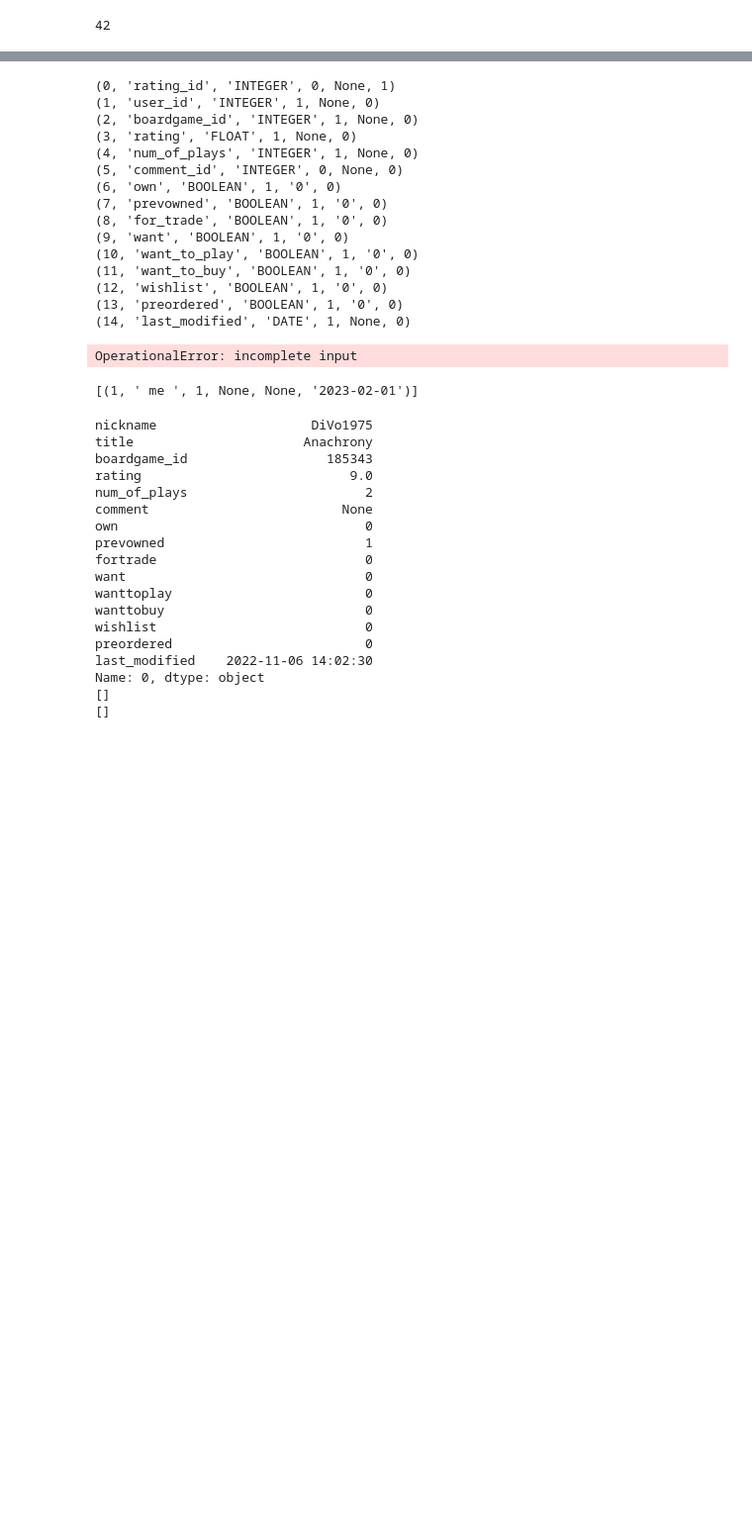
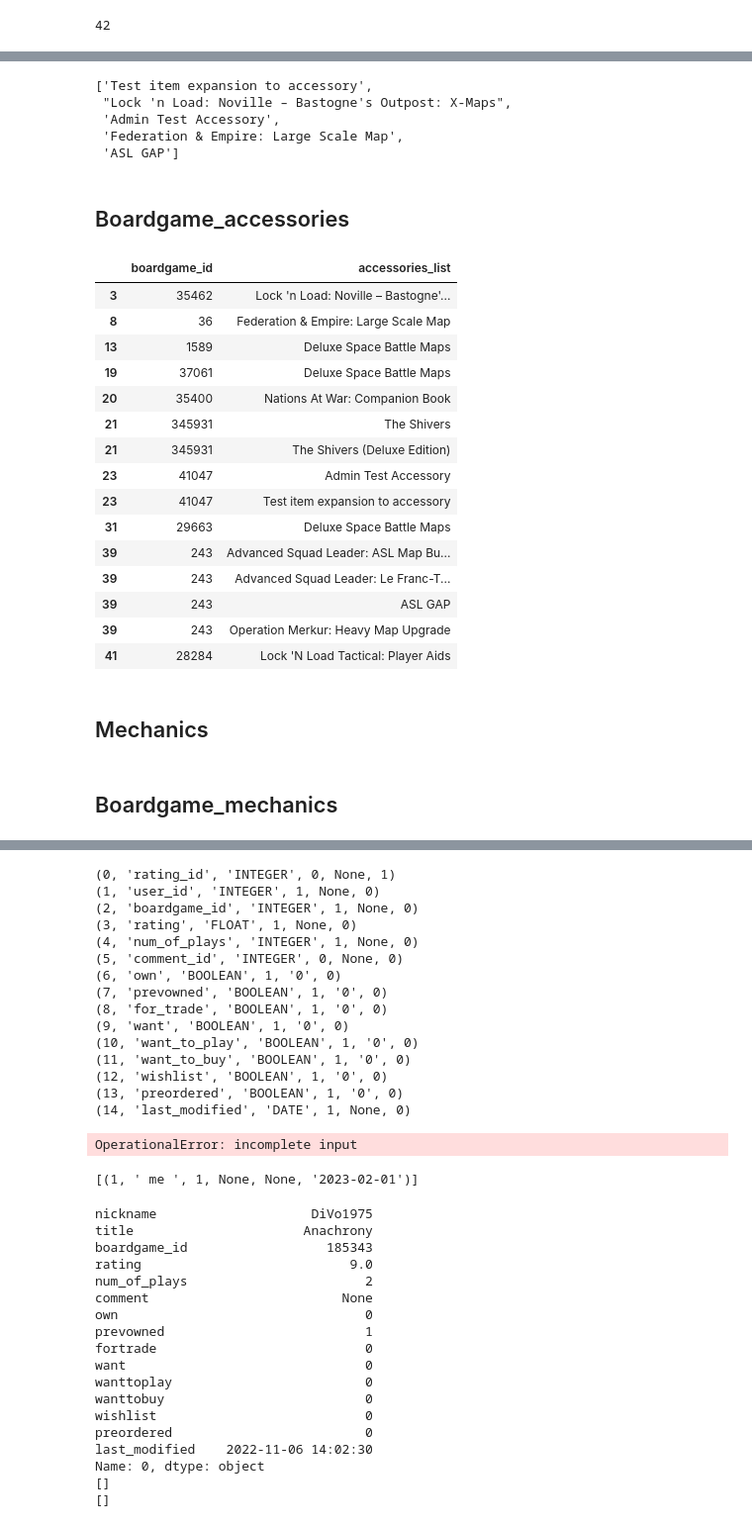
Before and after one commit to Fedorov-Nikita/Board-Game-Scraper, a Jupyter notebook: bgg_prepare_for_database.ipynb, the cells around one changed output, grey strips where cells are left out. Shown at 99% size. Drawn from its saved outputs; the diff is of its cells as text; code cells hidden in the pictures; blank space fills up the shorter version.

Commit message:
[+] fill data from additional boardgames

```diff
--- a/bgg_prepare_for_database.ipynb
+++ b/bgg_prepare_for_database.ipynb
@@ -1830,0 +1841,8 @@ conn.close()
+# %%
+list(set(x.accessories[x.accessories != ''].str.split('|').explode().to_list()) - set(accessories))
+# %% [output]
+['Test item expansion to accessory',
+ "Lock 'n Load: Noville – Bastogne's Outpost: X-Maps",
+ 'Admin Test Accessory',
+ 'Federation & Empire: Large Scale Map',
+ 'ASL GAP']
@@ -1830,0 +1868,2 @@ conn.close()
+# %% [markdown]
+## Boardgame_accessories
@@ -1830,0 +1874,19 @@ conn.close()
+# %%
+boardgames[['boardgame_id', 'accessories_list']][boardgames.accessories != ''].explode('accessories_list').drop_duplicates()
+# %% [output]
+|  | boardgame_id | accessories_list |
+| 3 | 35462 | Lock 'n Load: Noville – Bastogne'... |
+| 8 | 36 | Federation & Empire: Large Scale Map |
+| 13 | 1589 | Deluxe Space Battle Maps |
+| 19 | 37061 | Deluxe Space Battle Maps |
+| 20 | 35400 | Nations At War: Companion Book |
+| 21 | 345931 | The Shivers |
+| 21 | 345931 | The Shivers (Deluxe Edition) |
+| 23 | 41047 | Admin Test Accessory |
+| 23 | 41047 | Test item expansion to accessory |
+| 31 | 29663 | Deluxe Space Battle Maps |
+| 39 | 243 | Advanced Squad Leader: ASL Map Bu... |
+| 39 | 243 | Advanced Squad Leader: Le Franc-T... |
+| 39 | 243 | ASL GAP |
+| 39 | 243 | Operation Merkur: Heavy Map Upgrade |
+| 41 | 28284 | Lock 'N Load Tactical: Player Aids |
@@ -1830,0 +1928,2 @@ conn.close()
+# %% [markdown]
+## Mechanics
@@ -1830,0 +1948,2 @@ conn.close()
+# %% [markdown]
+## Boardgame_mechanics
```
Also changed, not shown: parts of 127 cells of this notebook.
